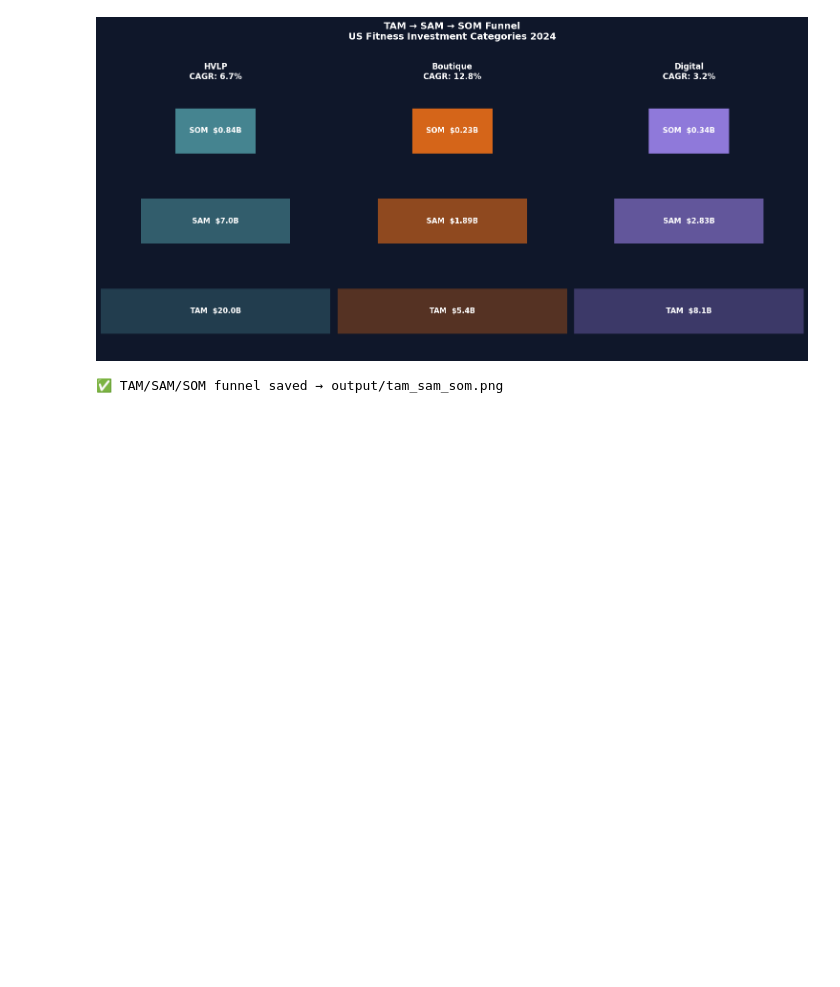
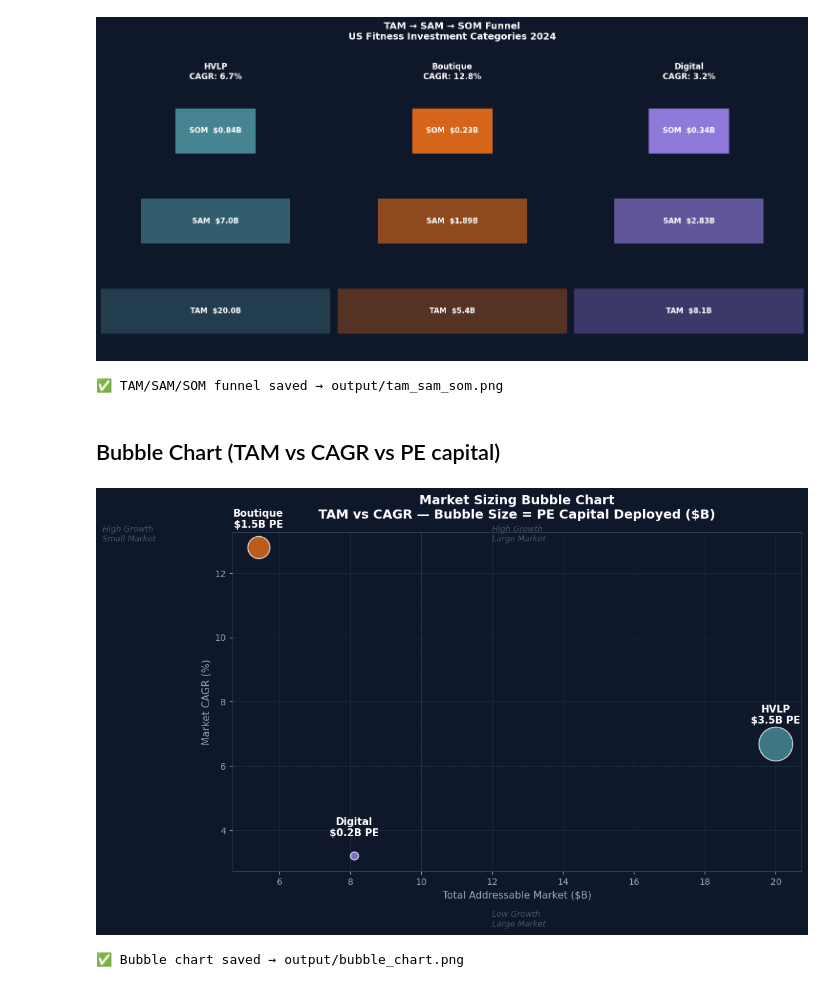
Before and after one commit to UdamShakya/Fitness_investment_analysis, a Jupyter notebook: analysis/market_sizing.ipynb, the cells around one changed output. Cells and saved outputs as stored; diff of their text form; code cells hidden in the pictures; blank space fills up the shorter version.

```diff
--- a/analysis/market_sizing.ipynb
+++ b/analysis/market_sizing.ipynb
@@ -99,3 +99,53 @@ print("✅ TAM/SAM/SOM funnel saved → output/tam_sam_som.png")
 # %% [output]
 [figure]
 ✅ TAM/SAM/SOM funnel saved → output/tam_sam_som.png
+# %% [markdown]
+## Bubble Chart (TAM vs CAGR vs PE capital)
+# %%
+fig, ax = plt.subplots(figsize=(11, 7))
+fig.patch.set_facecolor('#0f172a')
+ax.set_facecolor('#0f172a')
+
+for cat, d in market_data.items():
+    size = d['PE_Capital_B'] * 400   # bubble size = PE capital deployed
+    ax.scatter(
+        d['TAM_B'], d['CAGR'],
+        s=size, color=colors[cat],
+        alpha=0.75, edgecolors='white',
+        linewidths=1.2, zorder=3
+    )
+    ax.annotate(
+        f"{cat}\n${d['PE_Capital_B']}B PE",
+        xy=(d['TAM_B'], d['CAGR']),
+        xytext=(0, 22), textcoords='offset points',
+        ha='center', color='white',
+        fontsize=11, fontweight='bold'
+    )
+
+ax.set_xlabel('Total Addressable Market ($B)', color='#94a3b8', fontsize=11)
+ax.set_ylabel('Market CAGR (%)', color='#94a3b8', fontsize=11)
+ax.set_title('Market Sizing Bubble Chart\nTAM vs CAGR — Bubble Size = PE Capital Deployed ($B)',
+             color='white', fontsize=14, fontweight='bold', pad=15)
+
+ax.tick_params(colors='#94a3b8')
+ax.yaxis.grid(True, color='#1e293b', linewidth=0.8)
+ax.xaxis.grid(True, color='#1e293b', linewidth=0.8)
+ax.set_axisbelow(True)
+for spine in ax.spines.values():
+    spine.set_edgecolor('#334155')
+
+# Quadrant labels
+ax.axhline(y=6, color='#334155', linewidth=1, linestyle='--', alpha=0.6)
+ax.axvline(x=10, color='#334155', linewidth=1, linestyle='--', alpha=0.6)
+ax.text(1, 13, 'High Growth\nSmall Market', color='#475569', fontsize=9, style='italic')
+ax.text(12, 13, 'High Growth\nLarge Market', color='#475569', fontsize=9, style='italic')
+ax.text(12, 1, 'Low Growth\nLarge Market', color='#475569', fontsize=9, style='italic')
+
+plt.tight_layout()
+plt.savefig(os.path.join(base_dir, 'output', 'bubble_chart.png'),
+            dpi=150, bbox_inches='tight', facecolor='#0f172a')
+plt.show()
+print("✅ Bubble chart saved → output/bubble_chart.png")
+# %% [output]
+[figure, added]
+✅ Bubble chart saved → output/bubble_chart.png
```
Also changed, not shown: parts of 4 cells of this notebook, 1 other file.
